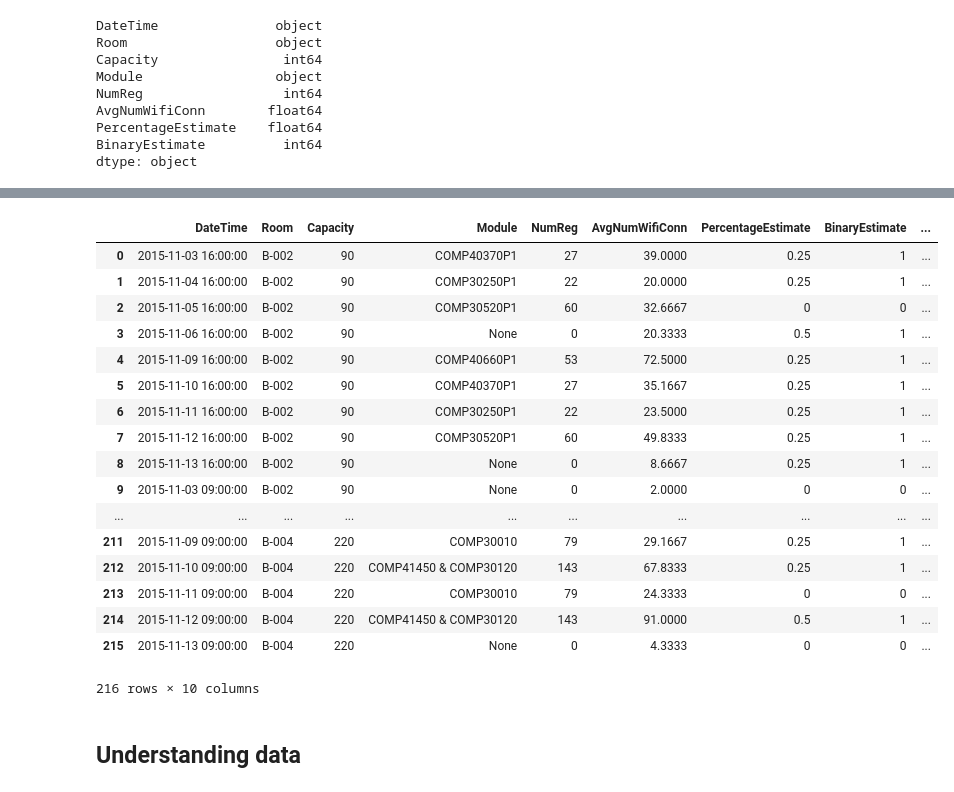
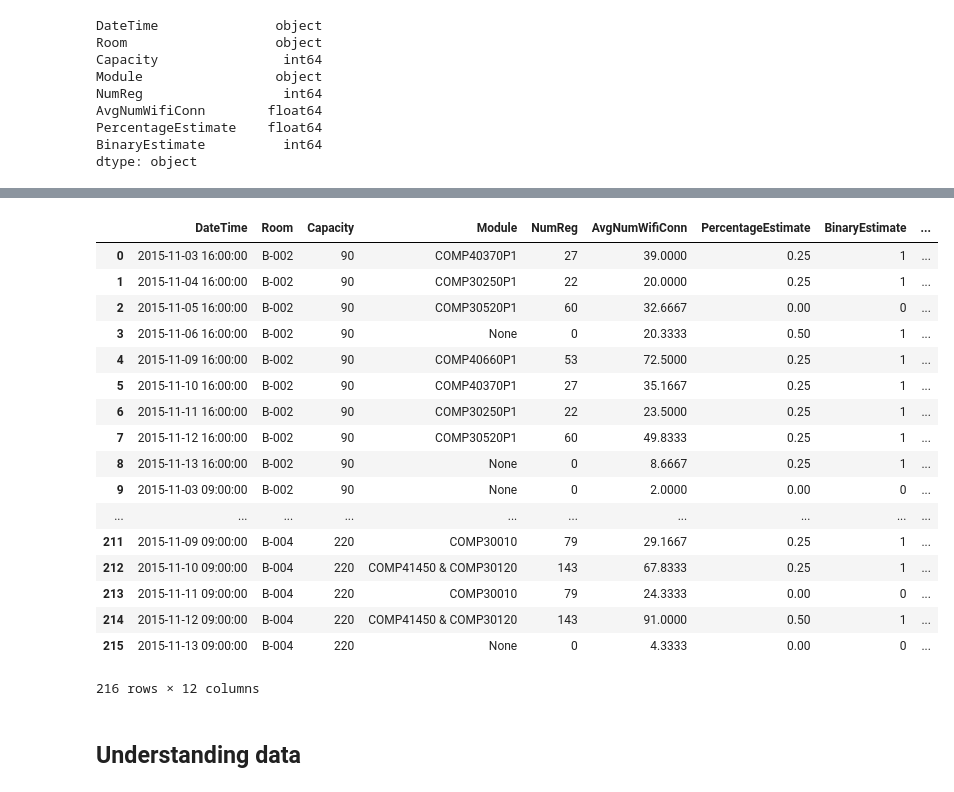
Before and after one commit to joanmc/Research-Project, a Jupyter notebook: modelling notebooks/Logistic Regression - Averages - Percentage.ipynb, the cells around one changed output, grey strips where cells are left out. Drawn from its saved outputs; the diff is of its cells as text; code cells hidden in the pictures.

```diff
--- a/modelling notebooks/Logistic Regression - Averages - Percentage.ipynb
+++ b/modelling notebooks/Logistic Regression - Averages - Percentage.ipynb
@@ -67,26 +69,29 @@ Cat                       int8
 dtype: object
-# %%
-df['PercentageCategory'] = pd.Categorical.from_array(df.PercentageEstimate).codes
-df
-# %% [output]
-|  | DateTime | Room | Capacity | Module | NumReg | AvgNumWifiConn | PercentageEstimate | BinaryEstimate | ... |
-| 0 | 2015-11-03 16:00:00 | B-002 | 90 | COMP40370P1 | 27 | 39.0000 | 0.25 | 1 | ... |
-| 1 | 2015-11-04 16:00:00 | B-002 | 90 | COMP30250P1 | 22 | 20.0000 | 0.25 | 1 | ... |
-| 2 | 2015-11-05 16:00:00 | B-002 | 90 | COMP30520P1 | 60 | 32.6667 | 0 | 0 | ... |
-| 3 | 2015-11-06 16:00:00 | B-002 | 90 | None | 0 | 20.3333 | 0.5 | 1 | ... |
-| 4 | 2015-11-09 16:00:00 | B-002 | 90 | COMP40660P1 | 53 | 72.5000 | 0.25 | 1 | ... |
-| 5 | 2015-11-10 16:00:00 | B-002 | 90 | COMP40370P1 | 27 | 35.1667 | 0.25 | 1 | ... |
-| 6 | 2015-11-11 16:00:00 | B-002 | 90 | COMP30250P1 | 22 | 23.5000 | 0.25 | 1 | ... |
-| 7 | 2015-11-12 16:00:00 | B-002 | 90 | COMP30520P1 | 60 | 49.8333 | 0.25 | 1 | ... |
-| 8 | 2015-11-13 16:00:00 | B-002 | 90 | None | 0 | 8.6667 | 0.25 | 1 | ... |
-| 9 | 2015-11-03 09:00:00 | B-002 | 90 | None | 0 | 2.0000 | 0 | 0 | ... |
-| ... | ... | ... | ... | ... | ... | ... | ... | ... | ... |
-| 211 | 2015-11-09 09:00:00 | B-004 | 220 | COMP30010 | 79 | 29.1667 | 0.25 | 1 | ... |
-| 212 | 2015-11-10 09:00:00 | B-004 | 220 | COMP41450 & COMP30120 | 143 | 67.8333 | 0.25 | 1 | ... |
-| 213 | 2015-11-11 09:00:00 | B-004 | 220 | COMP30010 | 79 | 24.3333 | 0 | 0 | ... |
-| 214 | 2015-11-12 09:00:00 | B-004 | 220 | COMP41450 & COMP30120 | 143 | 91.0000 | 0.5 | 1 | ... |
-| 215 | 2015-11-13 09:00:00 | B-004 | 220 | None | 0 | 4.3333 | 0 | 0 | ... |
-216 rows × 10 columns
+# %%
+df['PercentageCategory'] = pd.Categorical.from_array(df.PercentageEstimate).codes
+df['ModuleCategory'] = pd.Categorical.from_array(df.Module).codes
+df['RoomCategory'] = pd.Categorical.from_array(df.Room).codes
+df['DateTimeCategory'] = pd.Categorical.from_array(df.DateTime).codes
+df
+# %% [output]
+|  | DateTime | Room | Capacity | Module | NumReg | AvgNumWifiConn | PercentageEstimate | BinaryEstimate | ... |
+| 0 | 2015-11-03 16:00:00 | B-002 | 90 | COMP40370P1 | 27 | 39.0000 | 0.25 | 1 | ... |
+| 1 | 2015-11-04 16:00:00 | B-002 | 90 | COMP30250P1 | 22 | 20.0000 | 0.25 | 1 | ... |
+| 2 | 2015-11-05 16:00:00 | B-002 | 90 | COMP30520P1 | 60 | 32.6667 | 0.00 | 0 | ... |
+| 3 | 2015-11-06 16:00:00 | B-002 | 90 | None | 0 | 20.3333 | 0.50 | 1 | ... |
+| 4 | 2015-11-09 16:00:00 | B-002 | 90 | COMP40660P1 | 53 | 72.5000 | 0.25 | 1 | ... |
+| 5 | 2015-11-10 16:00:00 | B-002 | 90 | COMP40370P1 | 27 | 35.1667 | 0.25 | 1 | ... |
+| 6 | 2015-11-11 16:00:00 | B-002 | 90 | COMP30250P1 | 22 | 23.5000 | 0.25 | 1 | ... |
+| 7 | 2015-11-12 16:00:00 | B-002 | 90 | COMP30520P1 | 60 | 49.8333 | 0.25 | 1 | ... |
+| 8 | 2015-11-13 16:00:00 | B-002 | 90 | None | 0 | 8.6667 | 0.25 | 1 | ... |
+| 9 | 2015-11-03 09:00:00 | B-002 | 90 | None | 0 | 2.0000 | 0.00 | 0 | ... |
+| ... | ... | ... | ... | ... | ... | ... | ... | ... | ... |
+| 211 | 2015-11-09 09:00:00 | B-004 | 220 | COMP30010 | 79 | 29.1667 | 0.25 | 1 | ... |
+| 212 | 2015-11-10 09:00:00 | B-004 | 220 | COMP41450 & COMP30120 | 143 | 67.8333 | 0.25 | 1 | ... |
+| 213 | 2015-11-11 09:00:00 | B-004 | 220 | COMP30010 | 79 | 24.3333 | 0.00 | 0 | ... |
+| 214 | 2015-11-12 09:00:00 | B-004 | 220 | COMP41450 & COMP30120 | 143 | 91.0000 | 0.50 | 1 | ... |
+| 215 | 2015-11-13 09:00:00 | B-004 | 220 | None | 0 | 4.3333 | 0.00 | 0 | ... |
+216 rows × 12 columns
 # %% [markdown]
 ## Understanding data
 # %%
```
Also changed, not shown: parts of 16 cells of this notebook, 1 other file.
